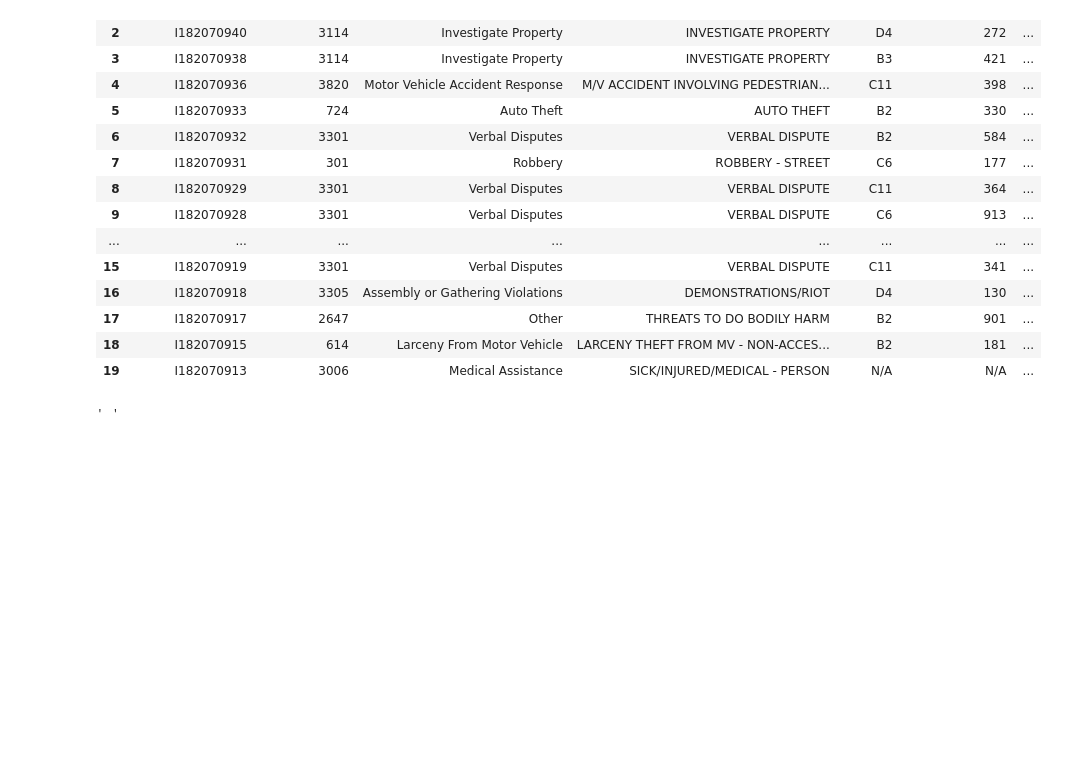
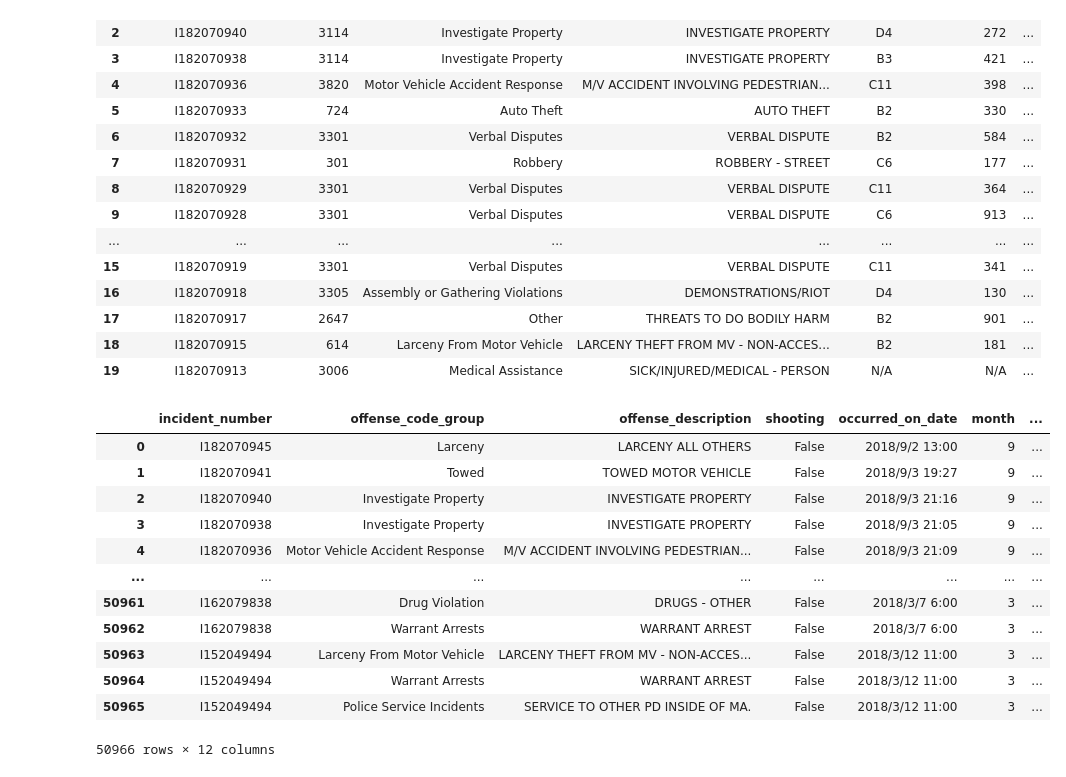
Before and after one commit to Albina-C/DH-Social-Good, a Jupyter notebook: Social-good_NaN_processed.ipynb, the cells around one changed output. Cells and saved outputs as stored; diff of their text form; code cells hidden in the pictures; blank space fills up the shorter version.

Commit message:
Update Social-good_NaN_processed.ipynb
Data Cleaning -- Filtered out unnecessary columns.

```diff
--- a/Social-good_NaN_processed.ipynb
+++ b/Social-good_NaN_processed.ipynb
@@ -9,7 +9,7 @@ from scipy import stats
 These are the two data sets we were provided with from the Boston files. I have loaded them all for you guys using the packages that we learned (pandas). We are now ready to start cleaning!
 # %%
 # here is our loaded files
-crime= pd.read_csv('crime - first six months.csv', engine='python')
+crime= pd.read_csv('crime_last_six.csv', engine='python')
 # %%
 new_colnames = [x.lower().replace(' ', '_') for x in crime.columns]
 crime.columns= new_colnames
@@ -65,7 +65,19 @@ crime.head(20)
 | 17 | I182070917 | 2647 | Other | THREATS TO DO BODILY HARM | B2 | 901 | ... |
 | 18 | I182070915 | 614 | Larceny From Motor Vehicle | LARCENY THEFT FROM MV - NON-ACCES... | B2 | 181 | ... |
 | 19 | I182070913 | 3006 | Medical Assistance | SICK/INJURED/MEDICAL - PERSON | N/A | N/A | ... |
-# %%
-crime.loc[14,'reporting_area']
-# %% [output]
-' '
+# %%
+crime.drop(columns=['offense_code','district','reporting_area','ucr_part','year'])
+# %% [output]
+|  | incident_number | offense_code_group | offense_description | shooting | occurred_on_date | month | ... |
+| 0 | I182070945 | Larceny | LARCENY ALL OTHERS | False | 2018/9/2 13:00 | 9 | ... |
+| 1 | I182070941 | Towed | TOWED MOTOR VEHICLE | False | 2018/9/3 19:27 | 9 | ... |
+| 2 | I182070940 | Investigate Property | INVESTIGATE PROPERTY | False | 2018/9/3 21:16 | 9 | ... |
+| 3 | I182070938 | Investigate Property | INVESTIGATE PROPERTY | False | 2018/9/3 21:05 | 9 | ... |
+| 4 | I182070936 | Motor Vehicle Accident Response | M/V ACCIDENT INVOLVING PEDESTRIAN... | False | 2018/9/3 21:09 | 9 | ... |
+| ... | ... | ... | ... | ... | ... | ... | ... |
+| 50961 | I162079838 | Drug Violation | DRUGS - OTHER | False | 2018/3/7 6:00 | 3 | ... |
+| 50962 | I162079838 | Warrant Arrests | WARRANT ARREST | False | 2018/3/7 6:00 | 3 | ... |
+| 50963 | I152049494 | Larceny From Motor Vehicle | LARCENY THEFT FROM MV - NON-ACCES... | False | 2018/3/12 11:00 | 3 | ... |
+| 50964 | I152049494 | Warrant Arrests | WARRANT ARREST | False | 2018/3/12 11:00 | 3 | ... |
+| 50965 | I152049494 | Police Service Incidents | SERVICE TO OTHER PD INSIDE OF MA. | False | 2018/3/12 11:00 | 3 | ... |
+50966 rows × 12 columns
```
Also changed, not shown: parts of 1 cell of this notebook.
